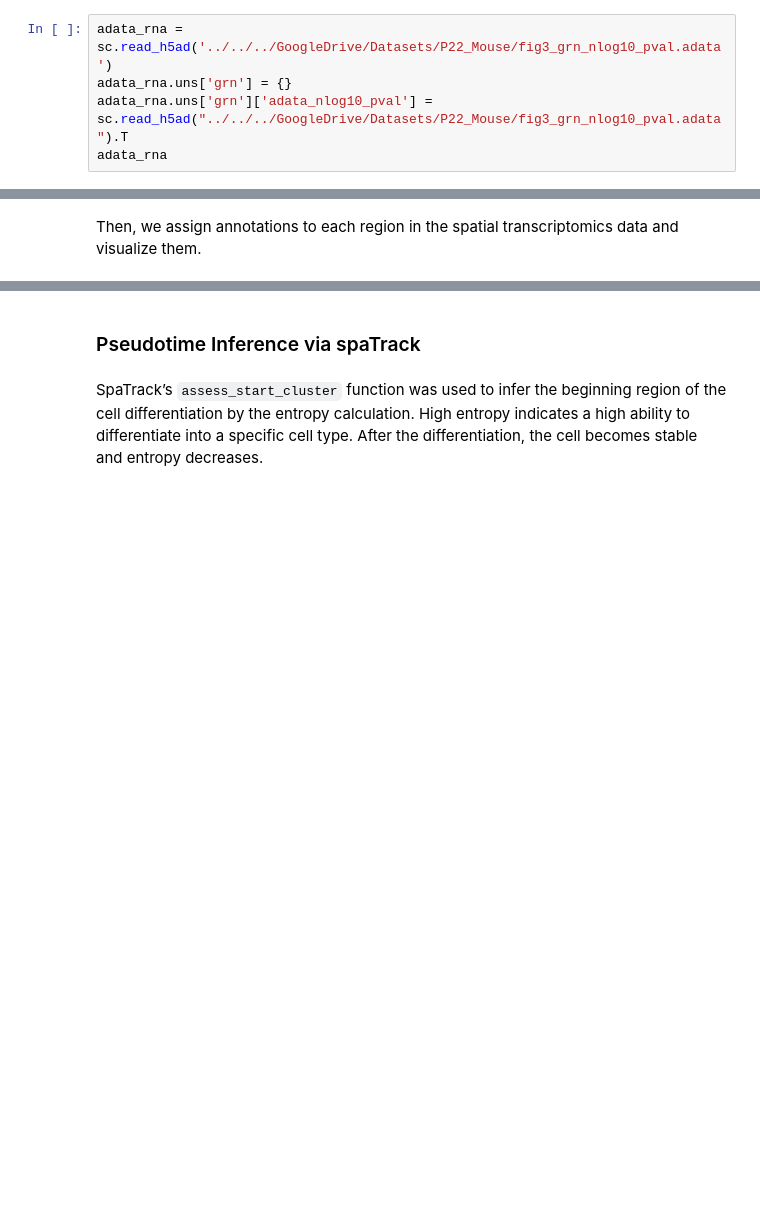
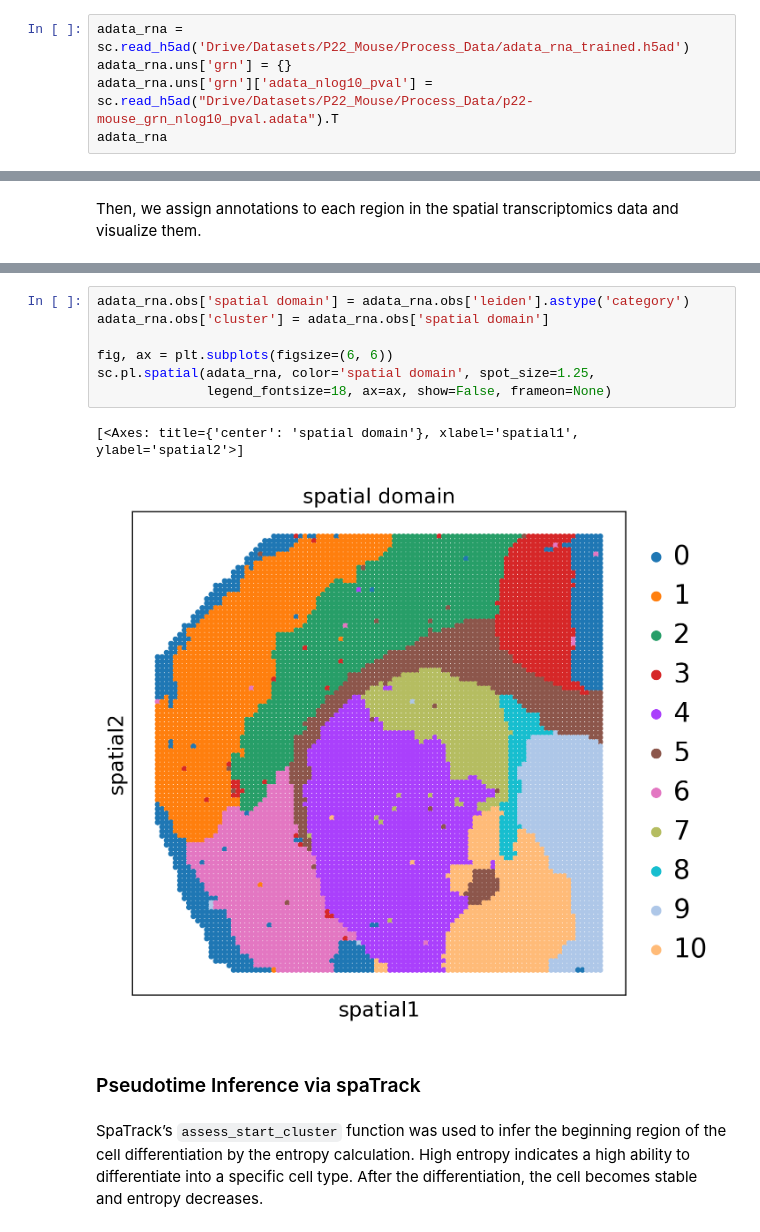
Before and after one commit to DBinary/STARNet_tutorials, a Jupyter notebook: STARNet_guide/docs/tutorials/Tutorial_2_Spatial_Trajectory.ipynb, the cells around one changed output, grey strips where cells are left out. Cells and saved outputs as stored; diff of their text form; blank space fills up the shorter version.

Commit message:
Tutorials with Datasets Update

```diff
--- a/STARNet_guide/docs/tutorials/Tutorial_2_Spatial_Trajectory.ipynb
+++ b/STARNet_guide/docs/tutorials/Tutorial_2_Spatial_Trajectory.ipynb
@@ -46,8 +47,8 @@ The next major release of pysal/spaghetti (2.0.0) will drop support for all ``li
 # %% [markdown]
 Here, we load the inferred P22 mouse brain’s spatial RNA-seq data and the GRN module. (Or, you can just load your trained data)
 # %%
-adata_rna = sc.read_h5ad('../../../GoogleDrive/Datasets/P22_Mouse/fig3_grn_nlog10_pval.adata')
+adata_rna = sc.read_h5ad('Drive/Datasets/P22_Mouse/Process_Data/adata_rna_trained.h5ad')
 adata_rna.uns['grn'] = {}
-adata_rna.uns['grn']['adata_nlog10_pval'] = sc.read_h5ad("../../../GoogleDrive/Datasets/P22_Mouse/fig3_grn_nlog10_pval.adata").T
+adata_rna.uns['grn']['adata_nlog10_pval'] = sc.read_h5ad("Drive/Datasets/P22_Mouse/Process_Data/p22-mouse_grn_nlog10_pval.adata").T
 adata_rna
 # %% [output]
@@ -109,3 +64,13 @@ sc.pl.spatial(adata_rna, color='spatial domain ID', spot_size=1.25,
+# %%
+adata_rna.obs['spatial domain'] = adata_rna.obs['leiden'].astype('category')
+adata_rna.obs['cluster'] = adata_rna.obs['spatial domain']
+
+fig, ax = plt.subplots(figsize=(6, 6))
+sc.pl.spatial(adata_rna, color='spatial domain', spot_size=1.25,
+			  legend_fontsize=18, ax=ax, show=False, frameon=None)
+# %% [output]
+[<Axes: title={'center': 'spatial domain'}, xlabel='spatial1', ylabel='spatial2'>]
+[figure, added]
 # %% [markdown]
 ### Pseudotime Inference via spaTrack
 # %% [markdown]
```
Also changed, not shown: parts of 14 cells of this notebook, 6 other files.
